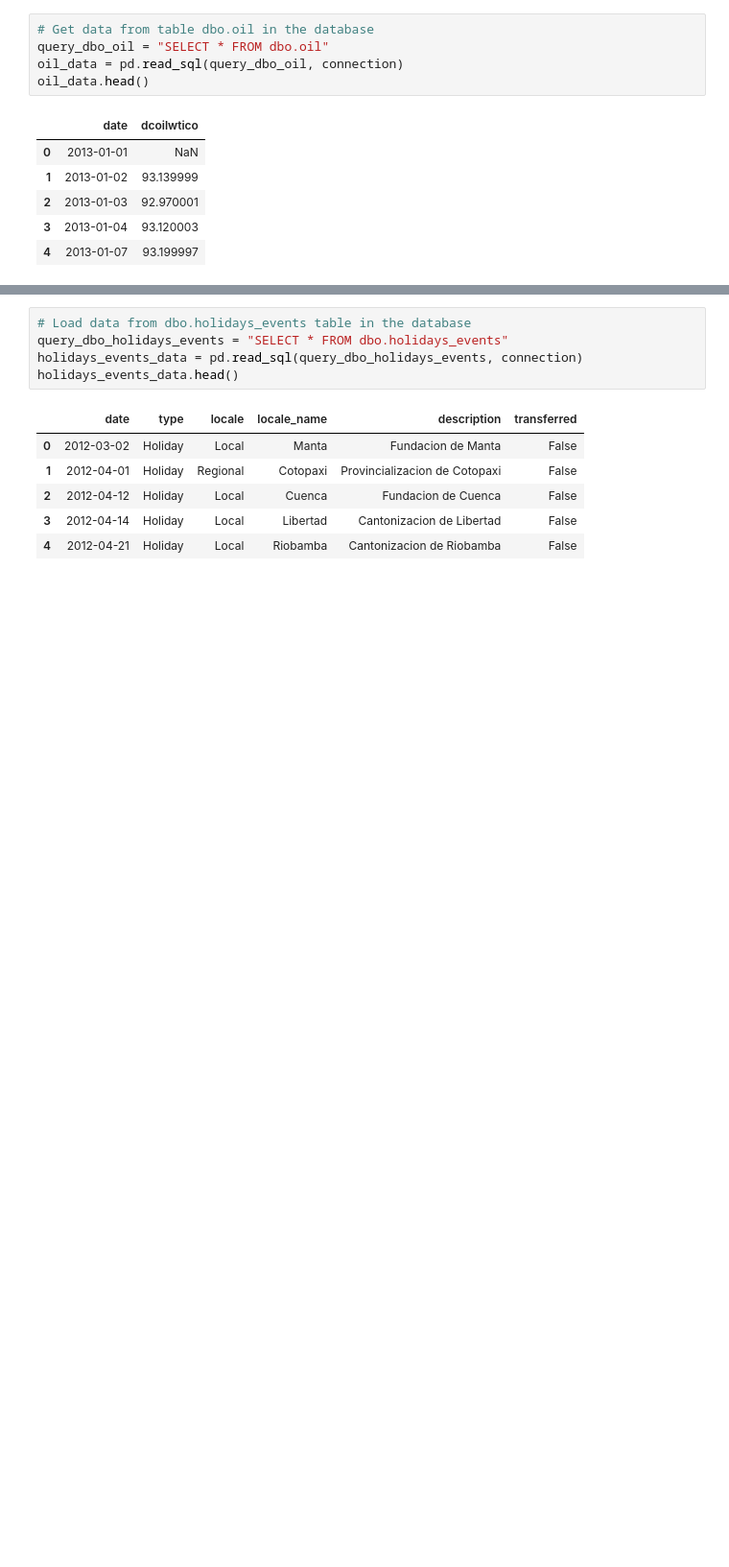
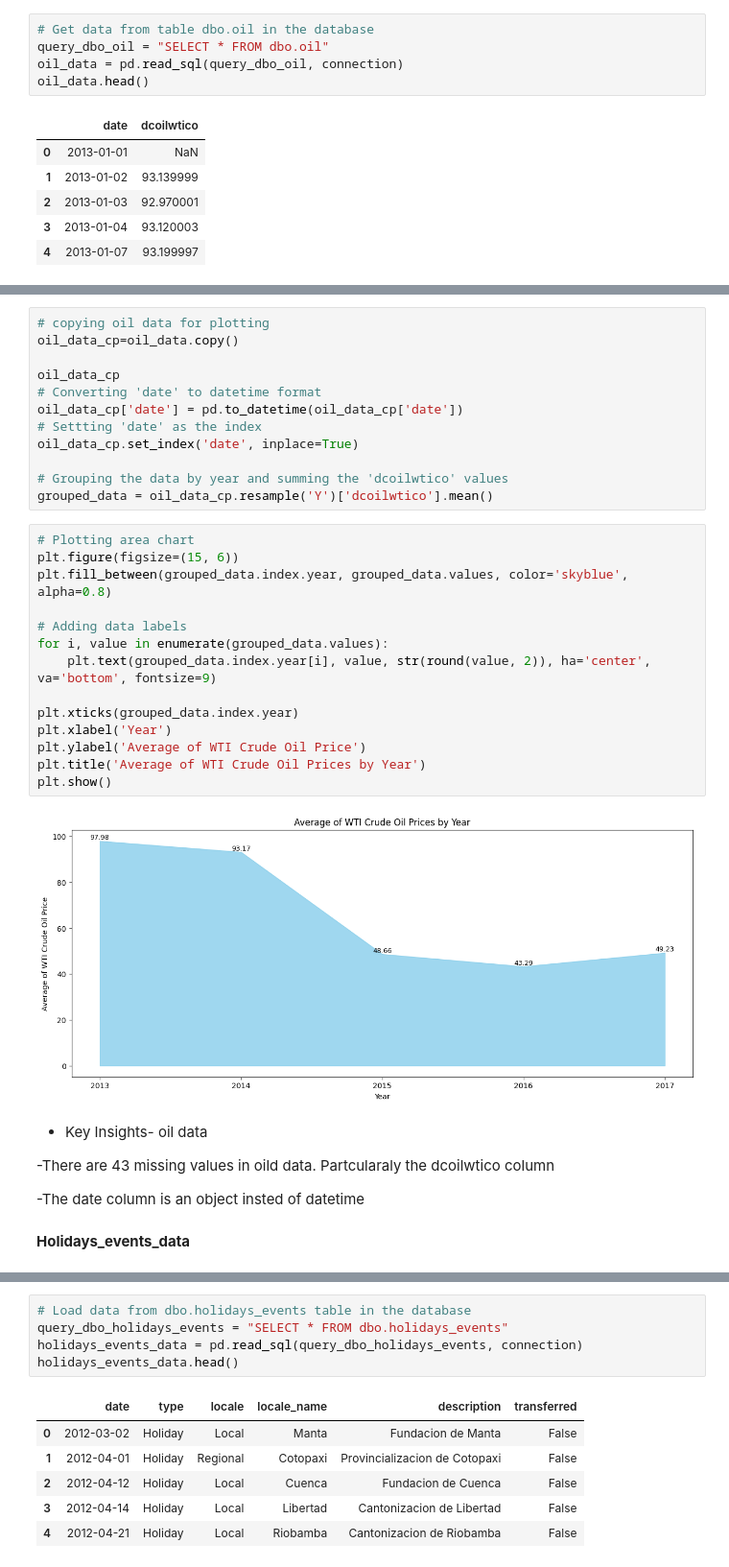
Before and after one commit to Njuraita/Time-Series-Regression-Analysis-Corporation-Favorita-, a Jupyter notebook: Notebooks/main.ipynb, the cells around one changed output, grey strips where cells are left out. Shown at 96% size. Drawn from its saved outputs; the diff is of its cells as text; blank space fills up the shorter version.

```diff
--- a/Notebooks/main.ipynb
+++ b/Notebooks/main.ipynb
@@ -125,0 +182,36 @@ oil_data.head()
+# %%
+# copying oil data for plotting
+oil_data_cp=oil_data.copy()
+
+oil_data_cp
+# Converting 'date' to datetime format
+oil_data_cp['date'] = pd.to_datetime(oil_data_cp['date'])
+# Settting 'date' as the index
+oil_data_cp.set_index('date', inplace=True)
+
+# Grouping the data by year and summing the 'dcoilwtico' values
+grouped_data = oil_data_cp.resample('Y')['dcoilwtico'].mean()
+# %%
+# Plotting area chart
+plt.figure(figsize=(15, 6))
+plt.fill_between(grouped_data.index.year, grouped_data.values, color='skyblue', alpha=0.8)
+
+# Adding data labels
+for i, value in enumerate(grouped_data.values):
+    plt.text(grouped_data.index.year[i], value, str(round(value, 2)), ha='center', va='bottom', fontsize=9)
+
+plt.xticks(grouped_data.index.year)
+plt.xlabel('Year')
+plt.ylabel('Average of WTI Crude Oil Price')
+plt.title('Average of WTI Crude Oil Prices by Year')
+plt.show()
+# %% [output]
+[figure, added]
+# %% [markdown]
+- Key Insights- oil data
+
+-There are 43 missing values in oild data. Partcularaly the dcoilwtico column
+
+-The date column is an object insted of datetime
+# %% [markdown]
+**Holidays_events_data**
```
Also changed, not shown: parts of 27 cells of this notebook, 1 other file.
